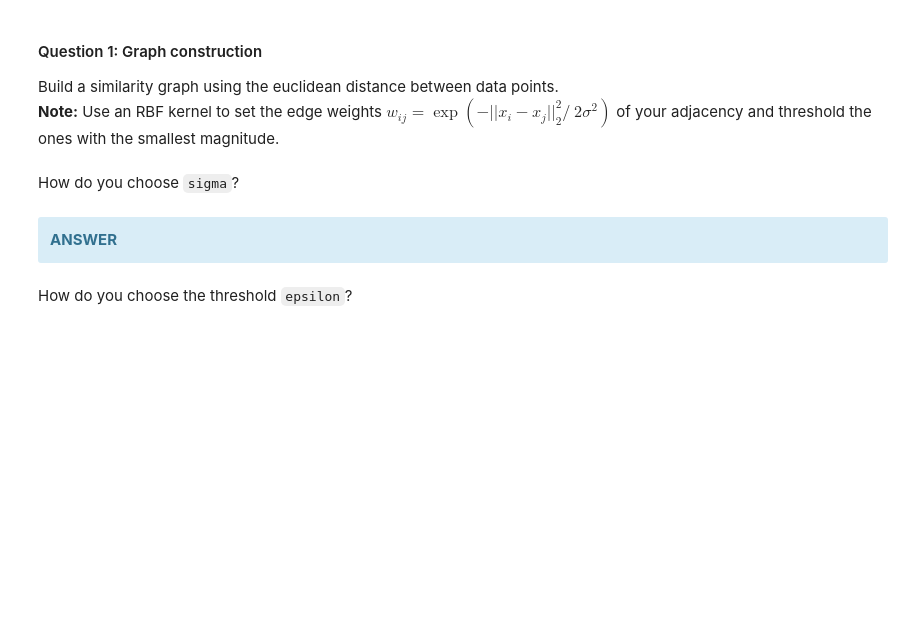
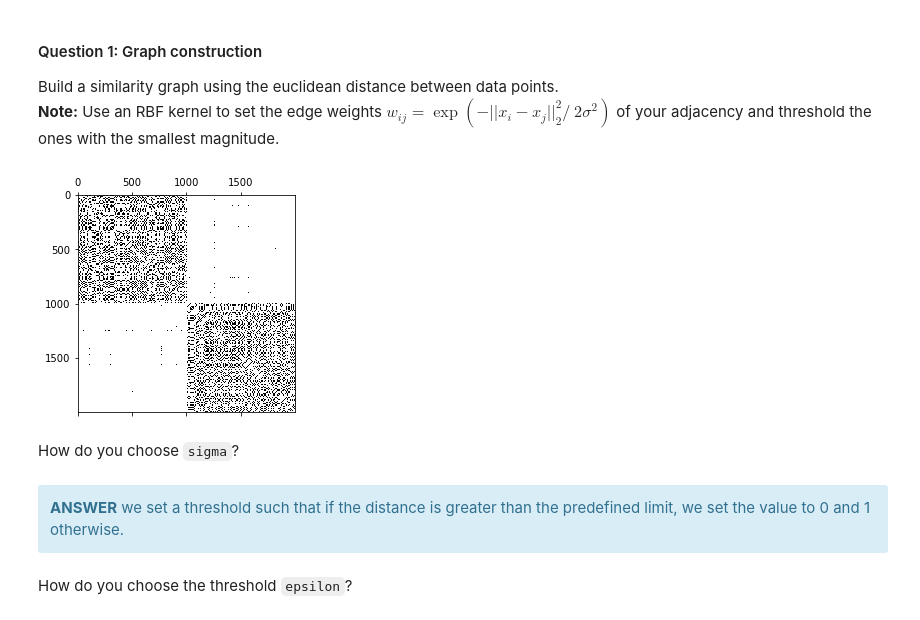
Before and after one commit to JelenaBanjac/network-science-and-graphs, a Jupyter notebook: 2_learning_with_graphs.ipynb, the cells around one changed output. Cells and saved outputs as stored; diff of their text form; code cells hidden in the pictures; blank space fills up the shorter version.

```diff
--- a/2_learning_with_graphs.ipynb
+++ b/2_learning_with_graphs.ipynb
@@ -67,18 +69,31 @@ def epsilon_similarity_graph(X: np.ndarray, sigma=1, epsilon=0):
         Return:
         adjacency (n x n ndarray): adjacency matrix of the graph.
     """
-    # Your code here
+    n = X.shape[0]
+    adjacency = np.zeros(shape=(n,n))
+
+    # since it's undirected, we can compute the upper diagonal and apply the results on the lower side
+    for i in range(n):
+        for j in range(i+1, n):
+            weight = np.exp(-np.sum((X[i] - X[j])**2)/(2*(sigma**2)))
+
+            if weight > epsilon:
+                adjacency[i,j] = weight
+                adjacency[j,i] = weight
+
     return adjacency
 # %%
-adjacency = epsilon_similarity_graph(X, sigma=None, epsilon=None)
+adjacency = epsilon_similarity_graph(X, sigma=1, epsilon=0.5)
 plt.spy(adjacency)
 plt.show()
+# %% [output]
+[figure, added]
 # %% [markdown]
 How do you choose `sigma`?
 # %% [markdown]
 <div class="alert alert-info">
     <b>ANSWER</b>
-
+     we set a threshold such that if the distance is greater than the predefined limit, we set the value to 0 and 1 otherwise.
 </div>
 # %% [markdown]
 How do you choose the threshold `epsilon`?
```
Also changed, not shown: parts of 22 cells of this notebook.
